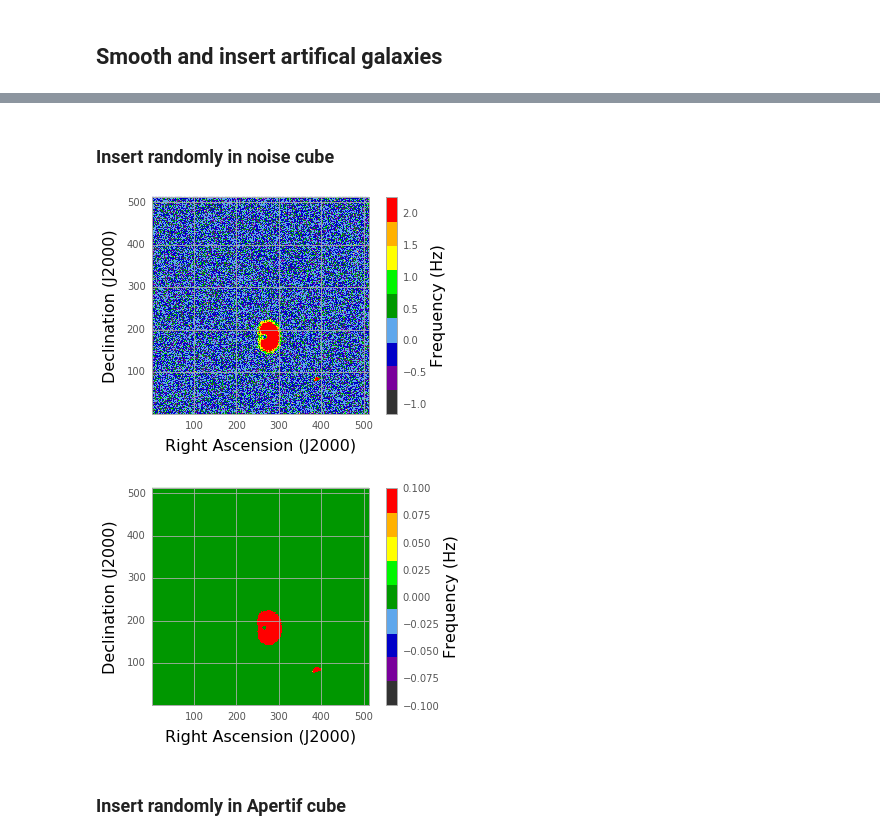
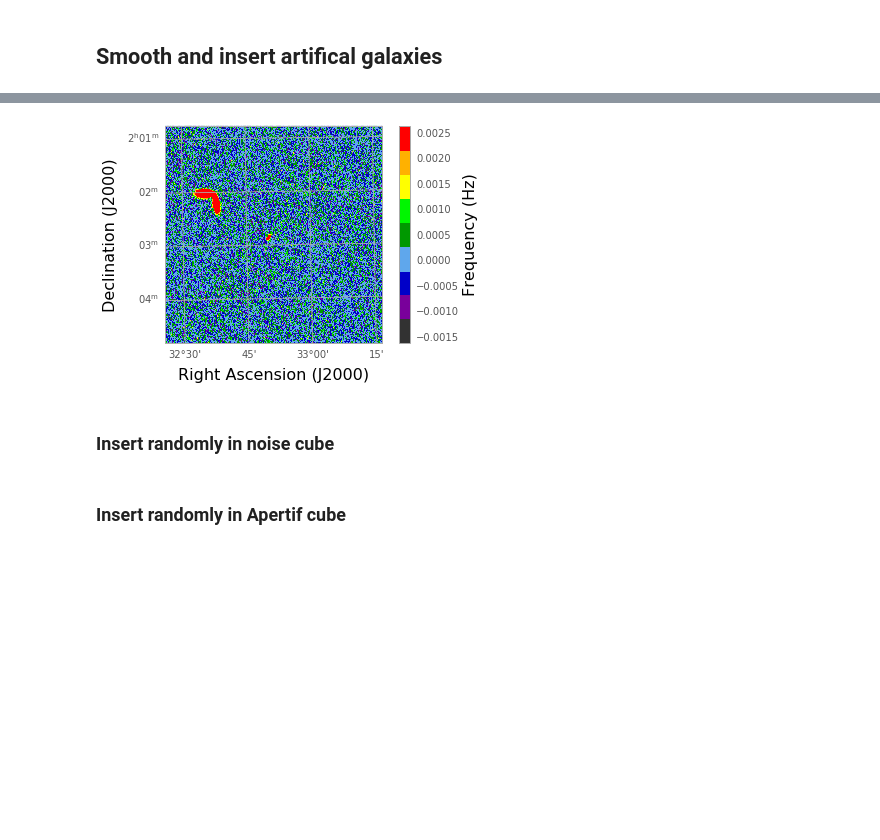
Before and after one commit to Jbarkai/HISourceFinder, a Jupyter notebook: Practice methods.ipynb, the cells around one changed output, grey strips where cells are left out. Drawn from its saved outputs; the diff is of its cells as text; code cells hidden in the pictures; blank space fills up the shorter version.

```diff
--- a/Practice methods.ipynb
+++ b/Practice methods.ipynb
@@ -142,12 +117,0 @@ def get_mock_gal(filename, conv=True, scale = 1):
-# %%
-def insert_gal(convolved_image, subcube, empty_cube):
-    # Randomly place galaxy in x and y direction and fill whole z
-    mk, mi, mj = convolved_image.shape
-    si = int(uniform(0, subcube.shape[1]-mi))
-    sj = int(uniform(0, subcube.shape[2]-mj))
-    sk = int(uniform(0, subcube.shape[0]-mk))
-    in_loc = subcube[sk:sk+mk, si:si+mi, sj:sj+mj]
-    empt_loc = empty_cube[sk:sk+mk, si:si+mi, sj:sj+mj]
-    subcube[sk:sk+mk, si:si+mi, sj:sj+mj] = convolved_image + in_loc
-    empty_cube[sk:sk+mk, si:si+mi, sj:sj+mj] = convolved_image + empt_loc
-    return subcube, empty_cube
@@ -153,0 +161,4 @@ def insert_gal(convolved_image, subcube, empty_cube):
+# %%
+plot_cube(subcube, wcs, slice_i=510, sliced=True)
+# %% [output]
+[figure, added]
@@ -165,30 +198,3 @@ for i in range(10):
         new_cube, mask_cube = insert_gal(convolved_image, dup_cube, empty_cube)
     new_cubes.append(new_cube)
     mask_cubes.append(mask_cube)
-# %%
-cube_i = 2
-si = 20
-fig = plt.figure()
-ax = fig.add_subplot(projection=noise_wcs)
-norm = ImageNormalize(new_cubes[cube_i][si, :, :], interval=ZScaleInterval())
-im = ax.imshow(new_cubes[cube_i][si, :, :], origin='lower', cmap='ds9aips0', norm=norm)
-cbar = plt.colorbar(im)
-cbar.set_label('Frequency (Hz)', size=16)
-plt.xlabel('Right Ascension (J2000)', fontsize=16)
-plt.ylabel('Declination (J2000)', fontsize=16)
-plt.show()
-
-cube_i = 2
-si = 20
-fig = plt.figure()
-ax = fig.add_subplot(projection=noise_wcs)
-norm = ImageNormalize(mask_cubes[cube_i][si, :, :], interval=ZScaleInterval())
-im = ax.imshow(mask_cubes[cube_i][si, :, :], origin='lower', cmap='ds9aips0', norm=norm)
-cbar = plt.colorbar(im)
-cbar.set_label('Frequency (Hz)', size=16)
-plt.xlabel('Right Ascension (J2000)', fontsize=16)
-plt.ylabel('Declination (J2000)', fontsize=16)
-plt.show()
-# %% [output]
-[figure, removed]
-[figure, removed]
```
Also changed, not shown: parts of 16 cells of this notebook, 4 other files.
